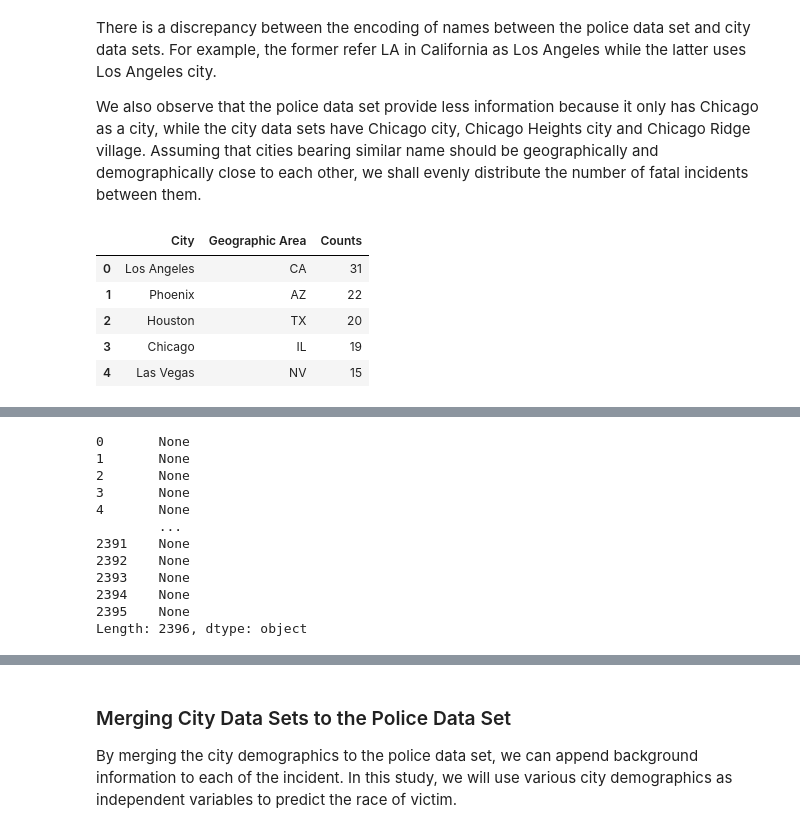
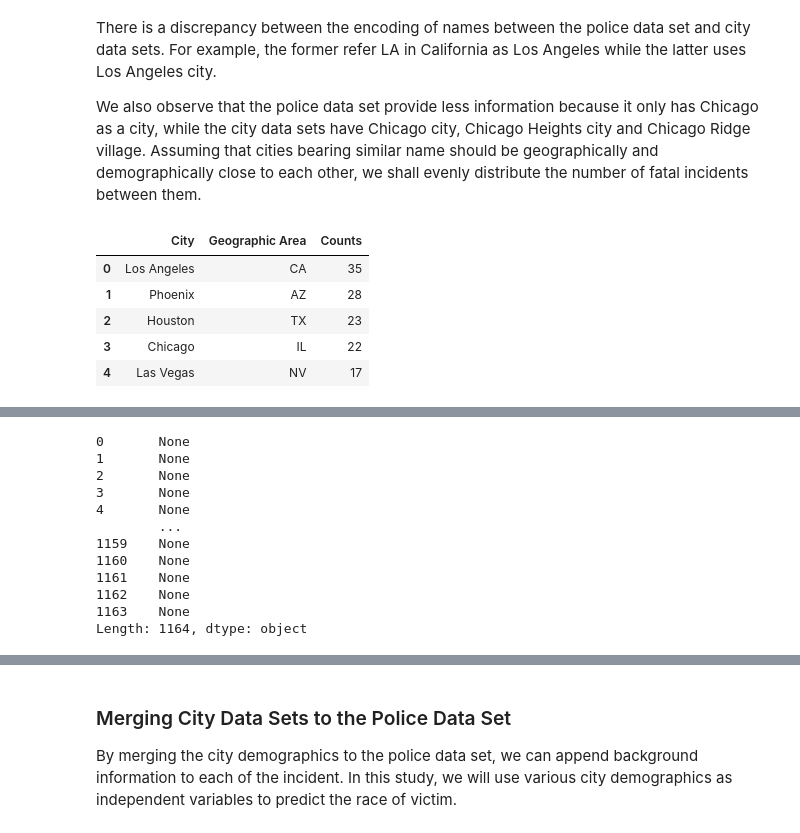
Before and after one commit to csauyong/police-brutality, a Jupyter notebook: analysis.ipynb, the cells around one changed output, grey strips where cells are left out. Cells and saved outputs as stored; diff of their text form; code cells hidden in the pictures.

```diff
--- a/analysis.ipynb
+++ b/analysis.ipynb
@@ -69,17 +69,16 @@ There is a discrepancy between the encoding of names between the police data set
 We also observe that the police data set provide less information because it only has Chicago as a city, while the city data sets have Chicago city, Chicago Heights city and Chicago Ridge village. Assuming that cities bearing similar name should be geographically and demographically close to each other, we shall evenly distribute the number of fatal incidents between them.
 # %%
 # count the number of incidents grouping by city and state because city names may duplicate
-df1 = train.value_counts(['city', 'state']).rename_axis(['City', 'Geographic Area']).reset_index(name='Counts')
-df2 = train.value_counts(['city', 'state']).rename_axis(['City', 'Geographic Area']).reset_index(name='Counts')
-city_count = pd.concat([df1, df2], ignore_index=True)
+df = pd.concat([train, test], ignore_index=True)
+city_count = df.value_counts(['city', 'state']).rename_axis(['City', 'Geographic Area']).reset_index(name='Counts')
 city_count.head()
 # %% [output]
 |  | City | Geographic Area | Counts |
-| 0 | Los Angeles | CA | 31 |
-| 1 | Phoenix | AZ | 22 |
-| 2 | Houston | TX | 20 |
-| 3 | Chicago | IL | 19 |
-| 4 | Las Vegas | NV | 15 |
+| 0 | Los Angeles | CA | 35 |
+| 1 | Phoenix | AZ | 28 |
+| 2 | Houston | TX | 23 |
+| 3 | Chicago | IL | 22 |
+| 4 | Las Vegas | NV | 17 |
 # %%
 city = education.merge(income, on=['Geographic Area', 'City']).merge(poverty, on=['Geographic Area', 'City']).merge(race, on=['Geographic Area', 'City'])
 city.head()
@@ -114,12 +113,12 @@ city_count.apply(merge_count, axis=1)
 3       None
 4       None
         ...
-2391    None
-2392    None
-2393    None
-2394    None
-2395    None
-Length: 2396, dtype: object
+1159    None
+1160    None
+1161    None
+1162    None
+1163    None
+Length: 1164, dtype: object
 # %%
 city_total.sort_values(by='Counts', ascending=False).head()
 # %% [output]
```
Also changed, not shown: parts of 11 cells of this notebook.
